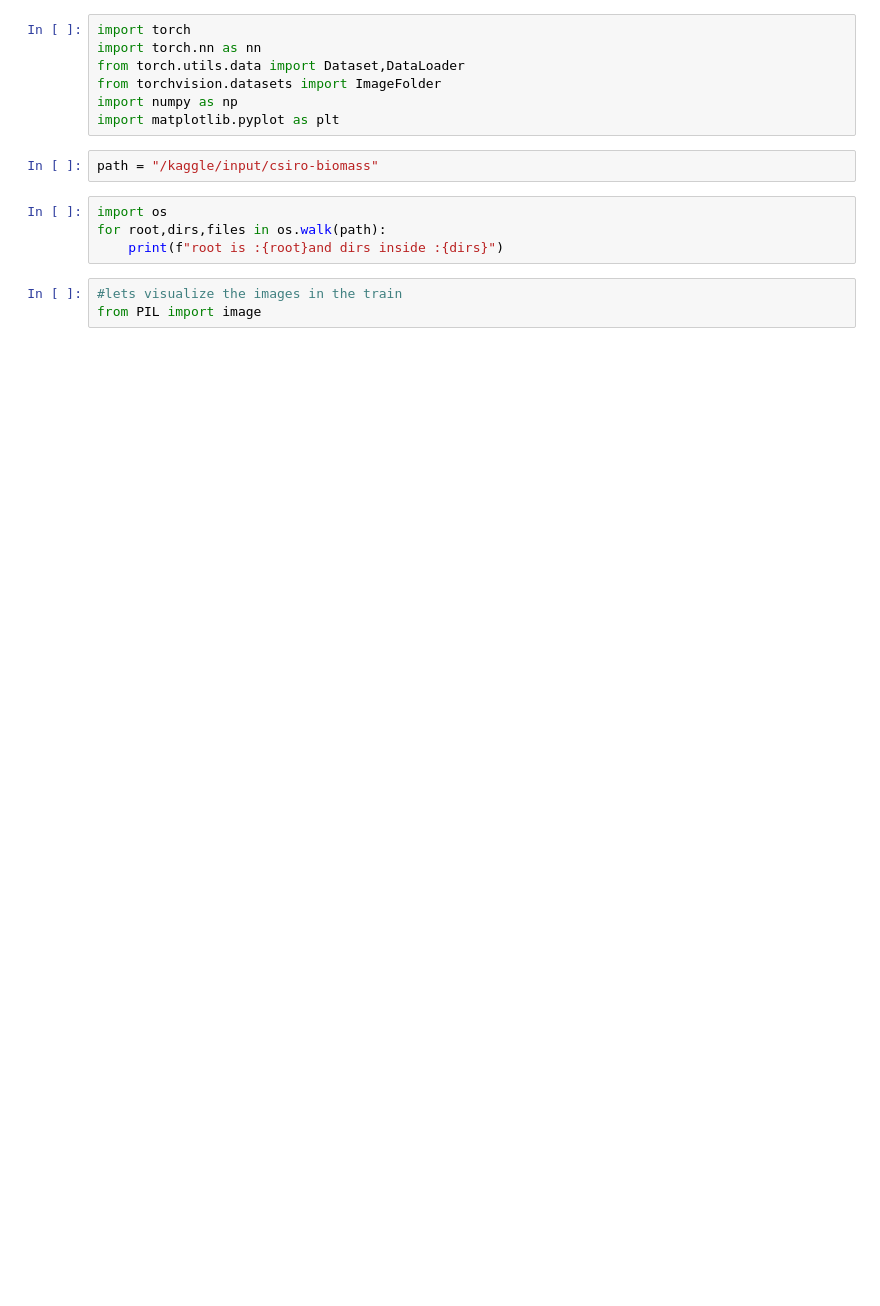
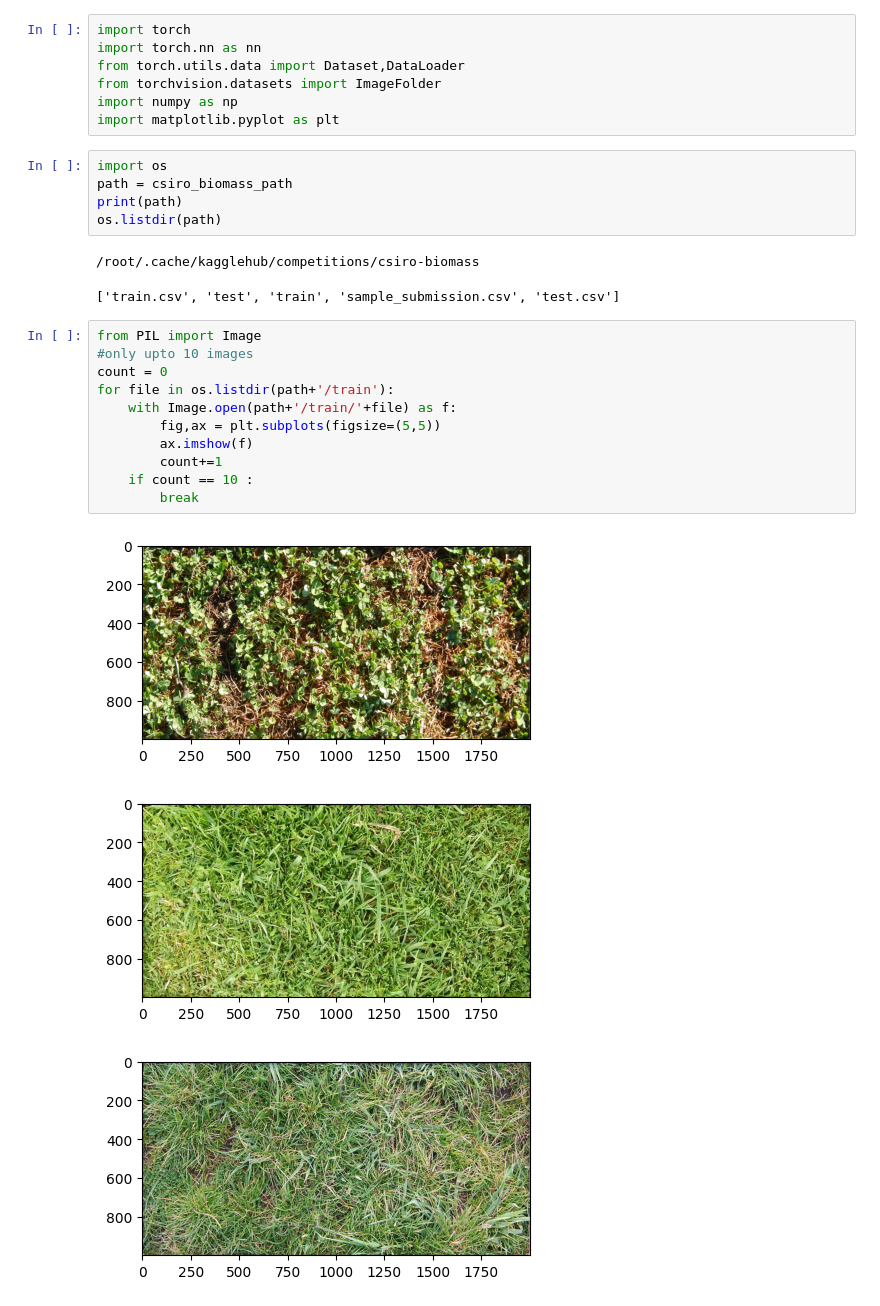
Before and after one commit to vishal36-pop/kaggle-csiro-competition, a Jupyter notebook: notebook(colab).ipynb, the cells around one changed output. Drawn from its saved outputs; the diff is of its cells as text; blank space fills up the shorter version.

```diff
--- a/notebook(colab).ipynb
+++ b/notebook(colab).ipynb
@@ -31,12 +29,26 @@ from torch.utils.data import Dataset,DataLoader
 from torchvision.datasets import ImageFolder
 import numpy as np
 import matplotlib.pyplot as plt
-# %%
-path = "/kaggle/input/csiro-biomass"
-# %%
-import os
-for root,dirs,files in os.walk(path):
-    print(f"root is :{root}and dirs inside :{dirs}")
-# %%
-#lets visualize the images in the train
-from PIL import image
+# %%
+import os
+path = csiro_biomass_path
+print(path)
+os.listdir(path)
+# %% [output]
+/root/.cache/kagglehub/competitions/csiro-biomass
+['train.csv', 'test', 'train', 'sample_submission.csv', 'test.csv']
+# %%
+from PIL import Image
+#only upto 10 images
+count = 0
+for file in os.listdir(path+'/train'):
+    with Image.open(path+'/train/'+file) as f:
+        fig,ax = plt.subplots(figsize=(5,5))
+        ax.imshow(f)
+        count+=1
+    if count == 10 :
+        break
+# %% [output]
+[figure, added]
+[figure, added]
+[figure, added]
```
Also changed, not shown: parts of 14 cells of this notebook, 1 other file.
